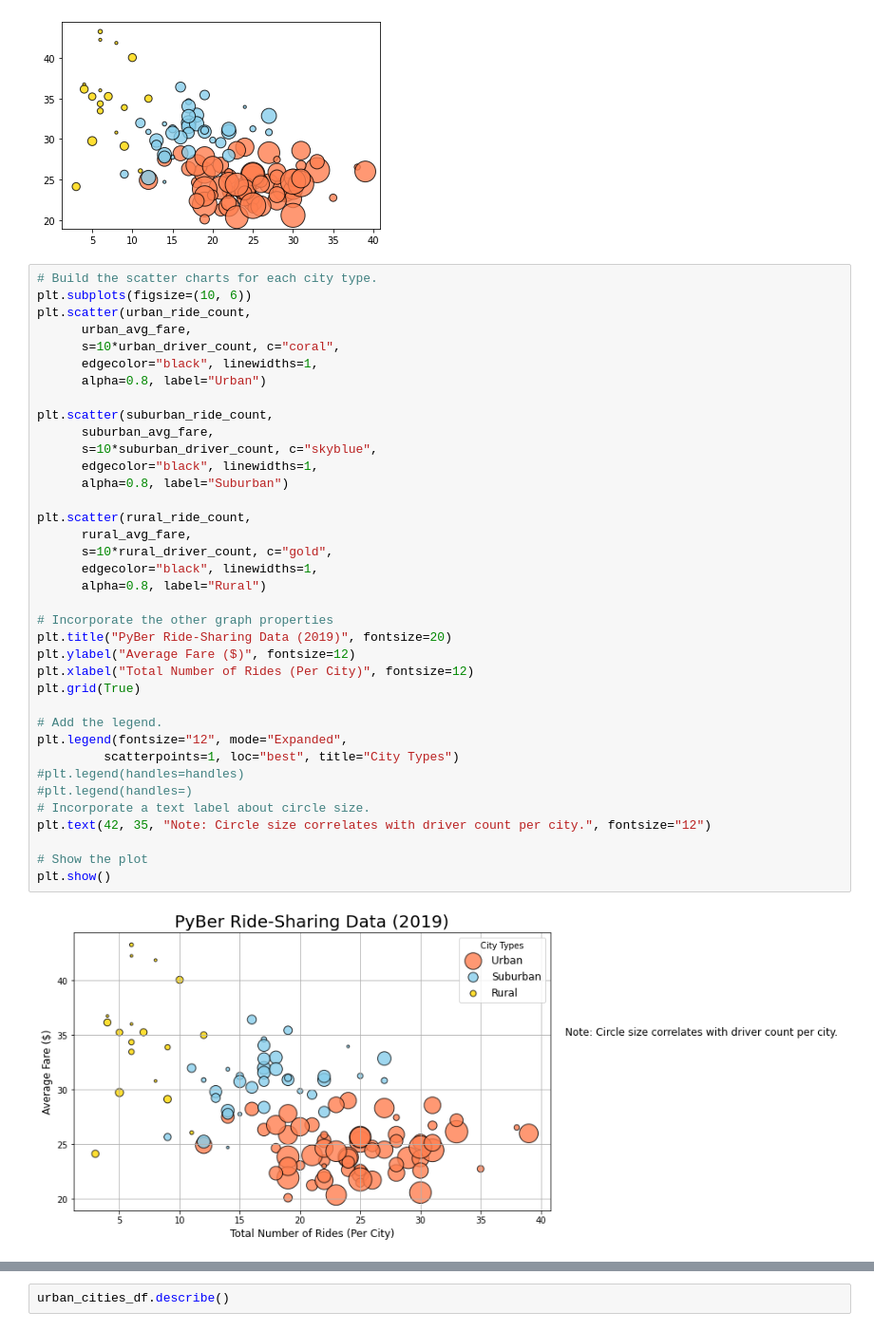
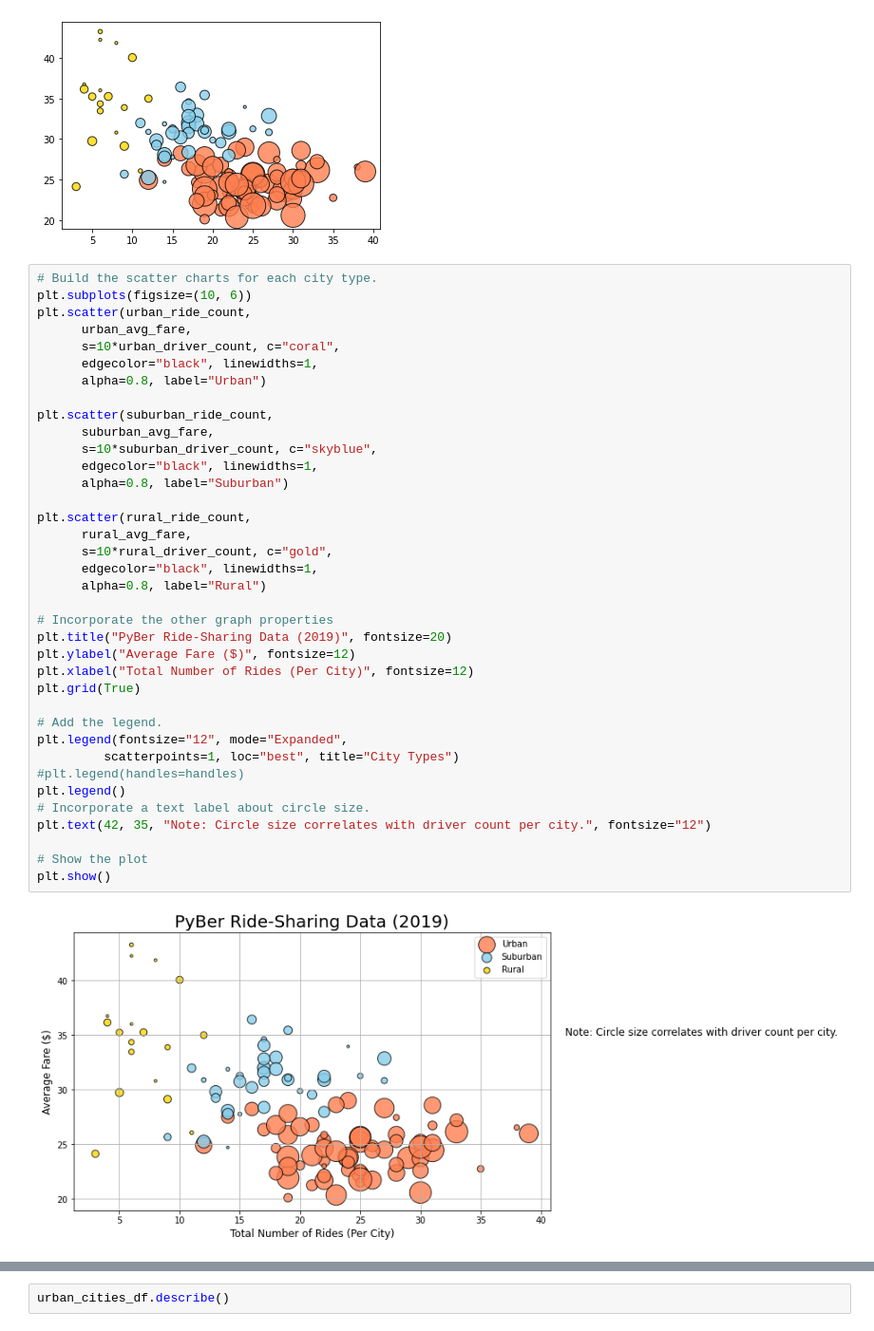
Before and after one commit to Veronicaywl/PyBer_Analysis, a Jupyter notebook: PyBer.ipynb, the cells around one changed output, grey strips where cells are left out. Shown: that part at 95% size. Drawn from its saved outputs; the diff is of its cells as text.

```diff
--- a/PyBer.ipynb
+++ b/PyBer.ipynb
@@ -261,33 +261,33 @@ plt.scatter(urban_ride_count,
       alpha=0.8, label="Urban")
 
 plt.scatter(suburban_ride_count,
       suburban_avg_fare,
       s=10*suburban_driver_count, c="skyblue",
       edgecolor="black", linewidths=1,
       alpha=0.8, label="Suburban")
 
 plt.scatter(rural_ride_count,
       rural_avg_fare,
       s=10*rural_driver_count, c="gold",
       edgecolor="black", linewidths=1,
       alpha=0.8, label="Rural")
 
 # Incorporate the other graph properties
 plt.title("PyBer Ride-Sharing Data (2019)", fontsize=20)
 plt.ylabel("Average Fare ($)", fontsize=12)
 plt.xlabel("Total Number of Rides (Per City)", fontsize=12)
 plt.grid(True)
 
 # Add the legend.
 plt.legend(fontsize="12", mode="Expanded",
          scatterpoints=1, loc="best", title="City Types")
 #plt.legend(handles=handles)
-#plt.legend(handles=)
+plt.legend()
 # Incorporate a text label about circle size.
 plt.text(42, 35, "Note: Circle size correlates with driver count per city.", fontsize="12")
 
 # Show the plot
 plt.show()
 # %% [output]
-[figure, old version]
+[figure, new version]
 # %%
```
Also changed, not shown: parts of 10 cells of this notebook, 3 other files.
